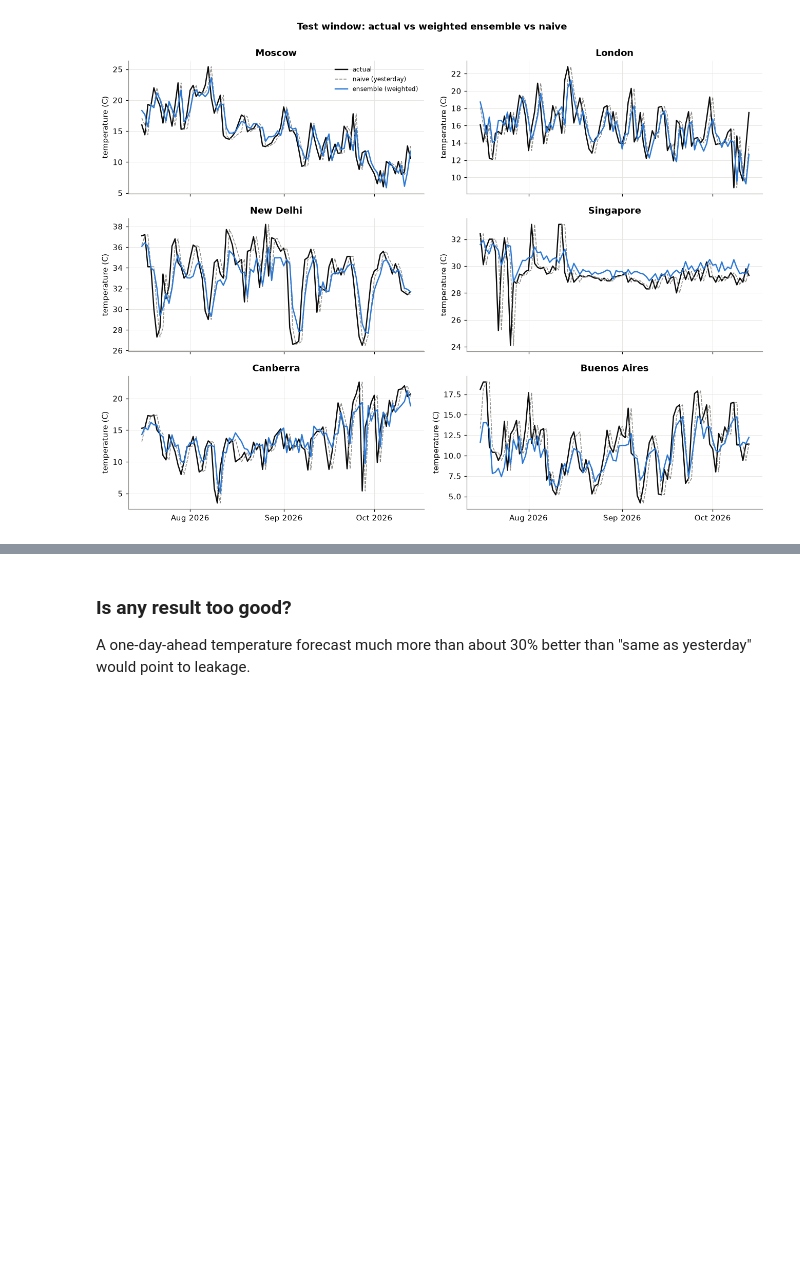
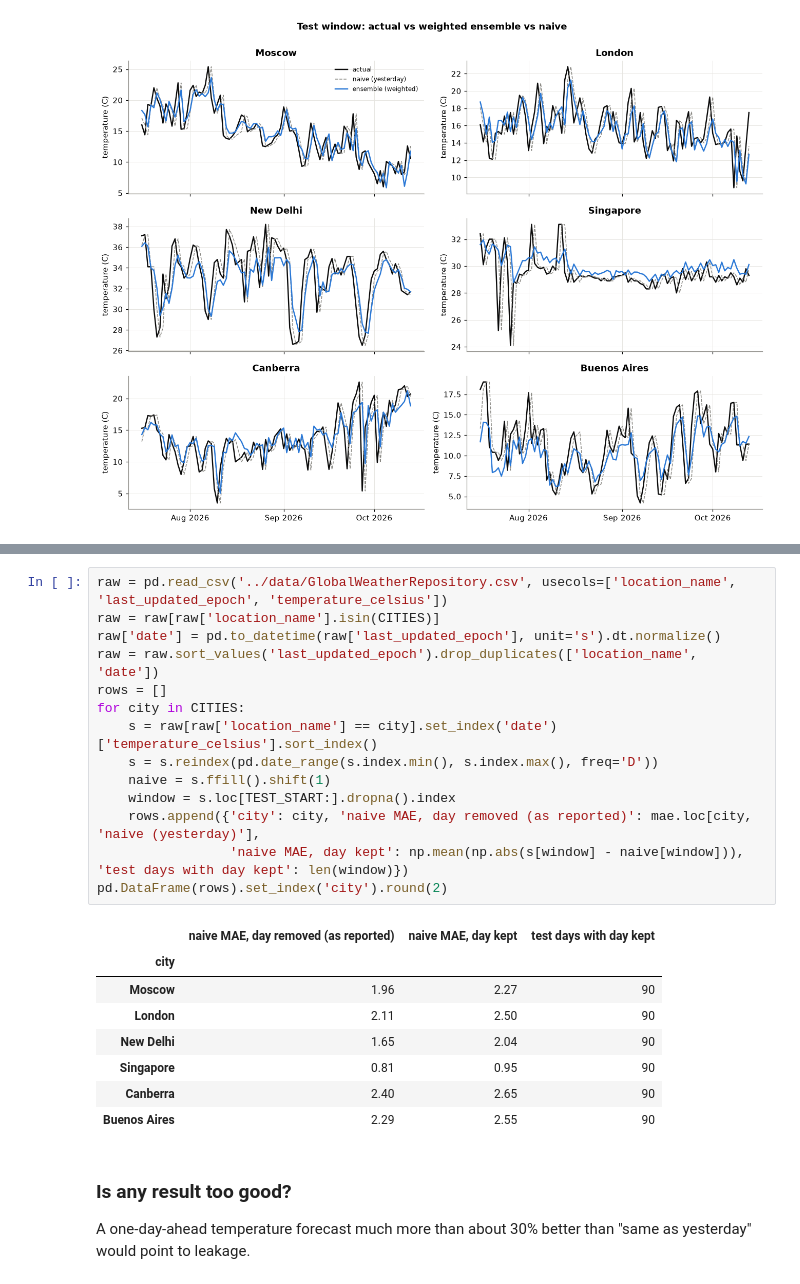
Before and after one commit to Akhil498-coder/weather-trend-forecasting, a Jupyter notebook: notebooks/04_forecast_models_ensemble.ipynb, the cells around one changed output, grey strips where cells are left out. Cells and saved outputs as stored; diff of their text form; blank space fills up the shorter version.

```diff
--- a/notebooks/04_forecast_models_ensemble.ipynb
+++ b/notebooks/04_forecast_models_ensemble.ipynb
@@ -359,3 +439,26 @@ saved ../reports/figures/04_test_forecast_ensemble.png
+# %%
+raw = pd.read_csv('../data/GlobalWeatherRepository.csv', usecols=['location_name', 'last_updated_epoch', 'temperature_celsius'])
+raw = raw[raw['location_name'].isin(CITIES)]
+raw['date'] = pd.to_datetime(raw['last_updated_epoch'], unit='s').dt.normalize()
+raw = raw.sort_values('last_updated_epoch').drop_duplicates(['location_name', 'date'])
+rows = []
+for city in CITIES:
+    s = raw[raw['location_name'] == city].set_index('date')['temperature_celsius'].sort_index()
+    s = s.reindex(pd.date_range(s.index.min(), s.index.max(), freq='D'))
+    naive = s.ffill().shift(1)
+    window = s.loc[TEST_START:].dropna().index
+    rows.append({'city': city, 'naive MAE, day removed (as reported)': mae.loc[city, 'naive (yesterday)'],
+                 'naive MAE, day kept': np.mean(np.abs(s[window] - naive[window])), 'test days with day kept': len(window)})
+pd.DataFrame(rows).set_index('city').round(2)
+# %% [output]
+|  | naive MAE, day removed (as reported) | naive MAE, day kept | test days with day kept |
+| city |  |  |  |
+| Moscow | 1.96 | 2.27 | 90 |
+| London | 2.11 | 2.50 | 90 |
+| New Delhi | 1.65 | 2.04 | 90 |
+| Singapore | 0.81 | 0.95 | 90 |
+| Canberra | 2.40 | 2.65 | 90 |
+| Buenos Aires | 2.29 | 2.55 | 90 |
 # %% [markdown]
 ### Is any result too good?
 
```
Also changed, not shown: parts of 11 cells of this notebook, 13 other files.
